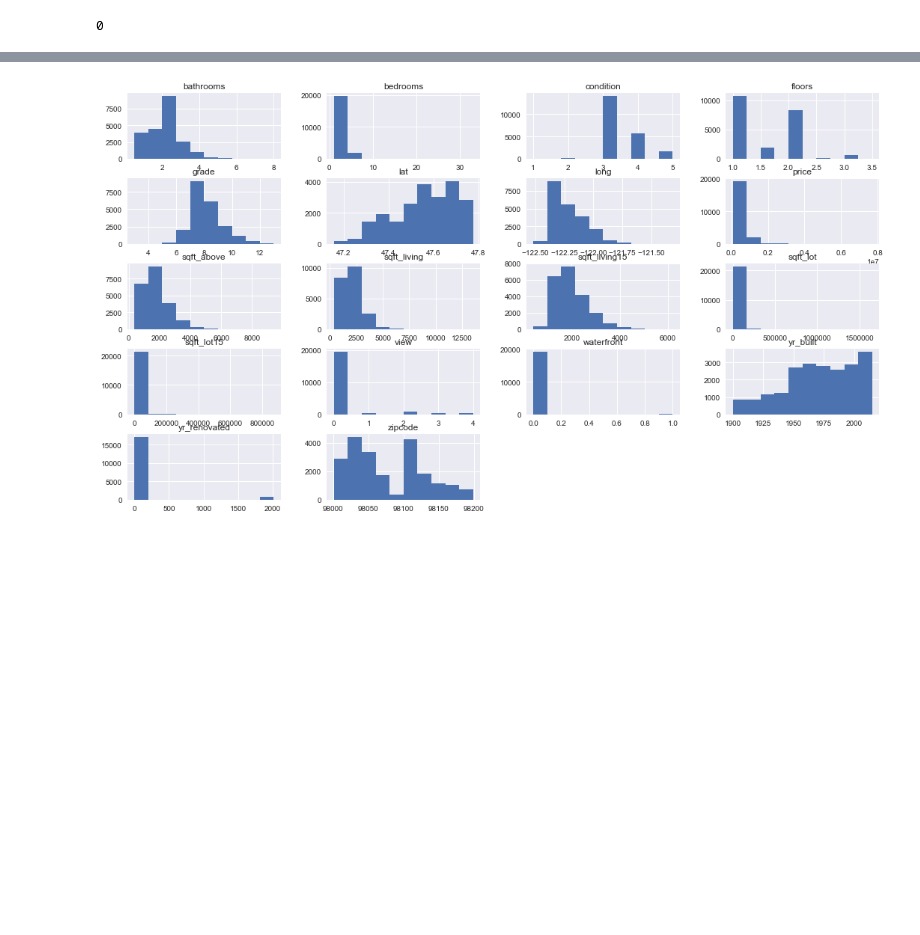
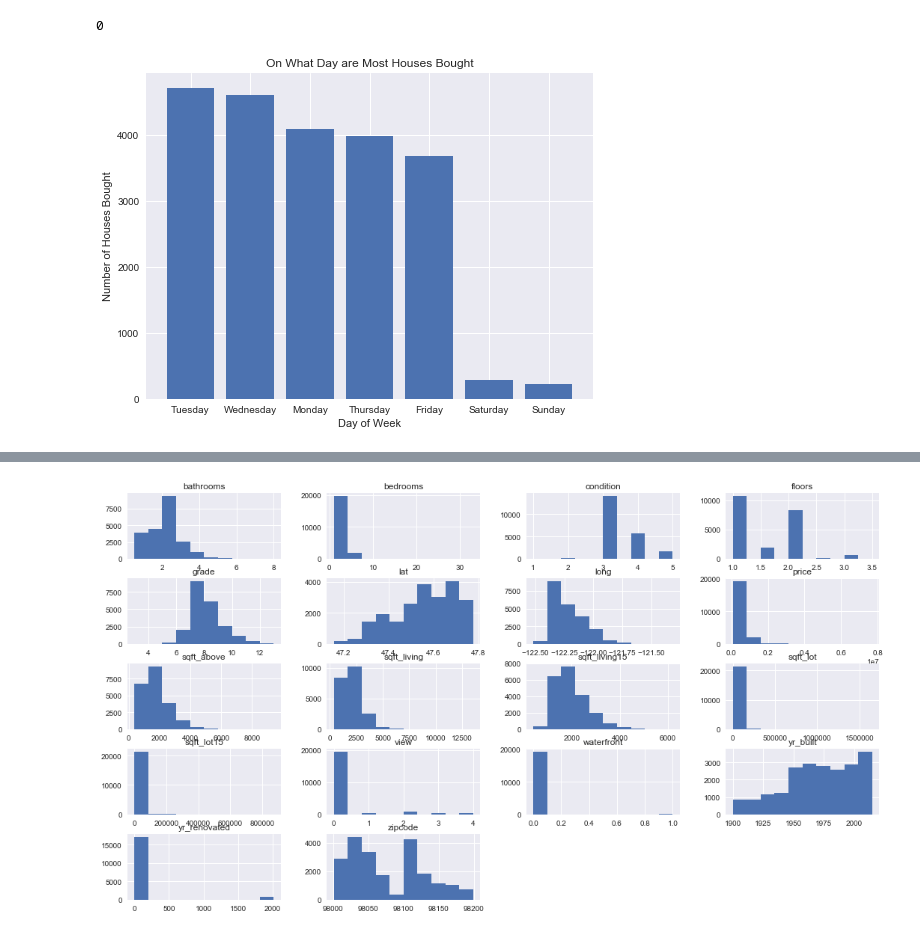
Before and after one commit to ajain1017/King-County-Housing-Regression-Analysis, a Jupyter notebook: final project.ipynb, the cells around one changed output, grey strips where cells are left out. Cells and saved outputs as stored; diff of their text form; code cells hidden in the pictures; blank space fills up the shorter version.

```diff
--- a/final project.ipynb
+++ b/final project.ipynb
@@ -114,0 +120,9 @@ data.date = pd.to_datetime(data.date)
+# %%
+plt.figure(figsize = (8,6))
+plt.bar(data.day.value_counts().index, data.day.value_counts().values)
+plt.title('On What Day are Most Houses Bought')
+plt.xlabel('Day of Week')
+plt.ylabel('Number of Houses Bought')
+plt.show()
+# %% [output]
+[figure, added]
```
Also changed, not shown: parts of 34 cells of this notebook.
